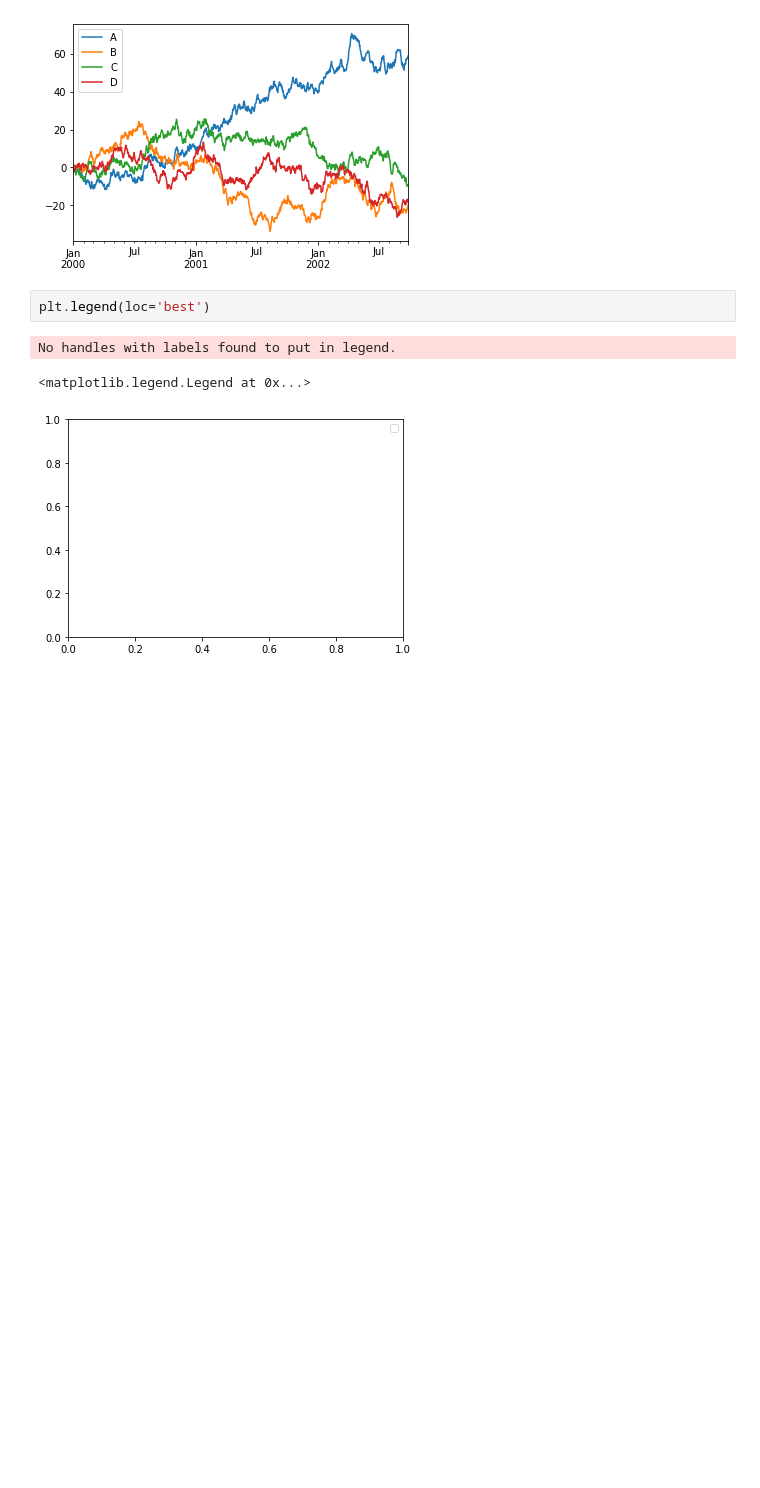
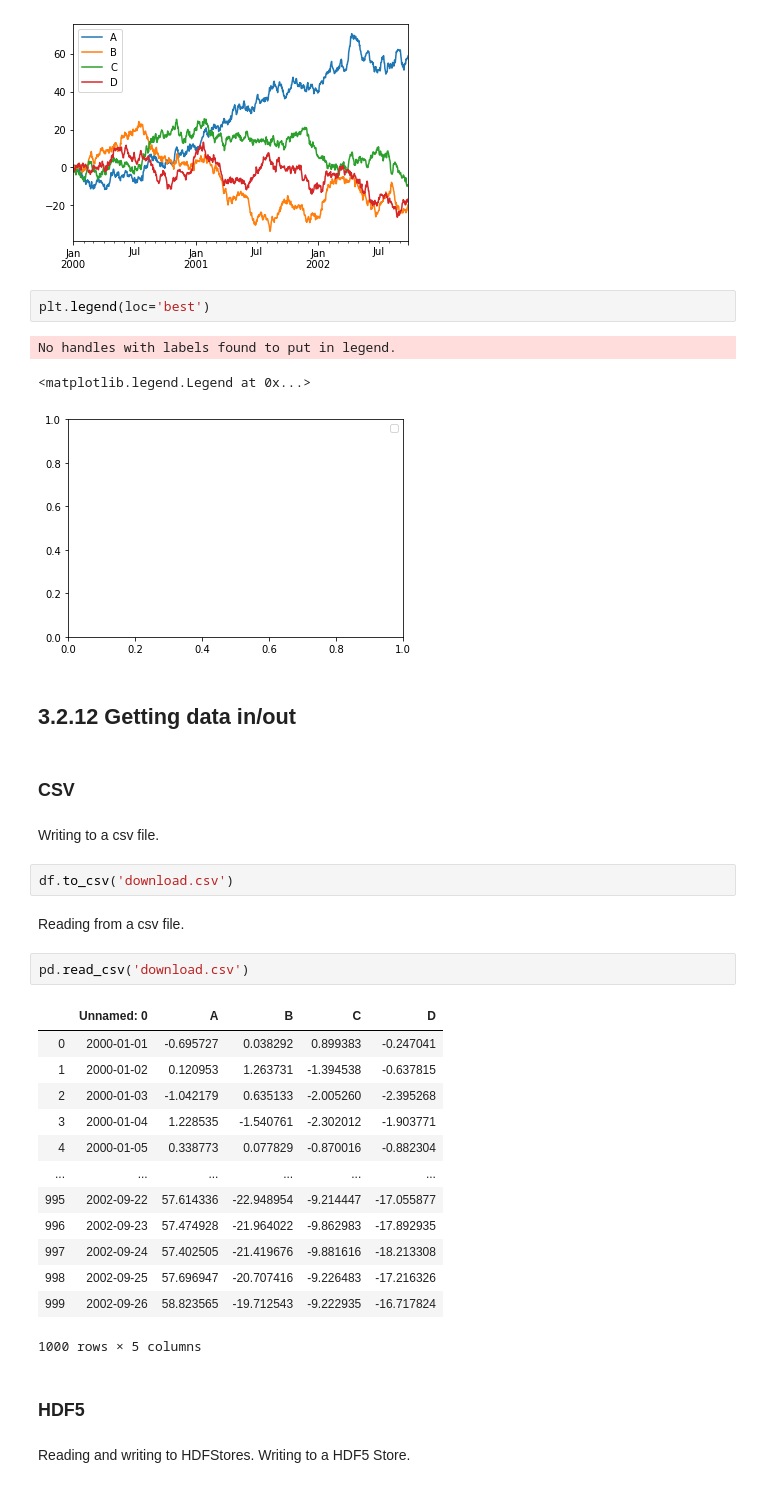
Before and after one commit to chitranjanit/pandas-docs-practics, a Jupyter notebook: day-1/docs-3.2.ipynb, the cells around one changed output. Cells and saved outputs as stored; diff of their text form; blank space fills up the shorter version.

```diff
--- a/day-1/docs-3.2.ipynb
+++ b/day-1/docs-3.2.ipynb
@@ -1290,3 +1290,34 @@ plt.legend(loc='best')
 No handles with labels found to put in legend.
 <matplotlib.legend.Legend at 0x...>
 [figure]
+# %% [markdown]
+## 3.2.12 Getting data in/out
+# %% [markdown]
+### CSV
+# %% [markdown]
+Writing to a csv file.
+# %%
+df.to_csv('download.csv')
+# %% [markdown]
+Reading from a csv file.
+# %%
+pd.read_csv('download.csv')
+# %% [output]
+|  | Unnamed: 0 | A | B | C | D |
+| 0 | 2000-01-01 | -0.695727 | 0.038292 | 0.899383 | -0.247041 |
+| 1 | 2000-01-02 | 0.120953 | 1.263731 | -1.394538 | -0.637815 |
+| 2 | 2000-01-03 | -1.042179 | 0.635133 | -2.005260 | -2.395268 |
+| 3 | 2000-01-04 | 1.228535 | -1.540761 | -2.302012 | -1.903771 |
+| 4 | 2000-01-05 | 0.338773 | 0.077829 | -0.870016 | -0.882304 |
+| ... | ... | ... | ... | ... | ... |
+| 995 | 2002-09-22 | 57.614336 | -22.948954 | -9.214447 | -17.055877 |
+| 996 | 2002-09-23 | 57.474928 | -21.964022 | -9.862983 | -17.892935 |
+| 997 | 2002-09-24 | 57.402505 | -21.419676 | -9.881616 | -18.213308 |
+| 998 | 2002-09-25 | 57.696947 | -20.707416 | -9.226483 | -17.216326 |
+| 999 | 2002-09-26 | 58.823565 | -19.712543 | -9.222935 | -16.717824 |
+1000 rows × 5 columns
+# %% [markdown]
+### HDF5
+# %% [markdown]
+Reading and writing to HDFStores.
+Writing to a HDF5 Store.
```
Also changed, not shown: 1 other file.
